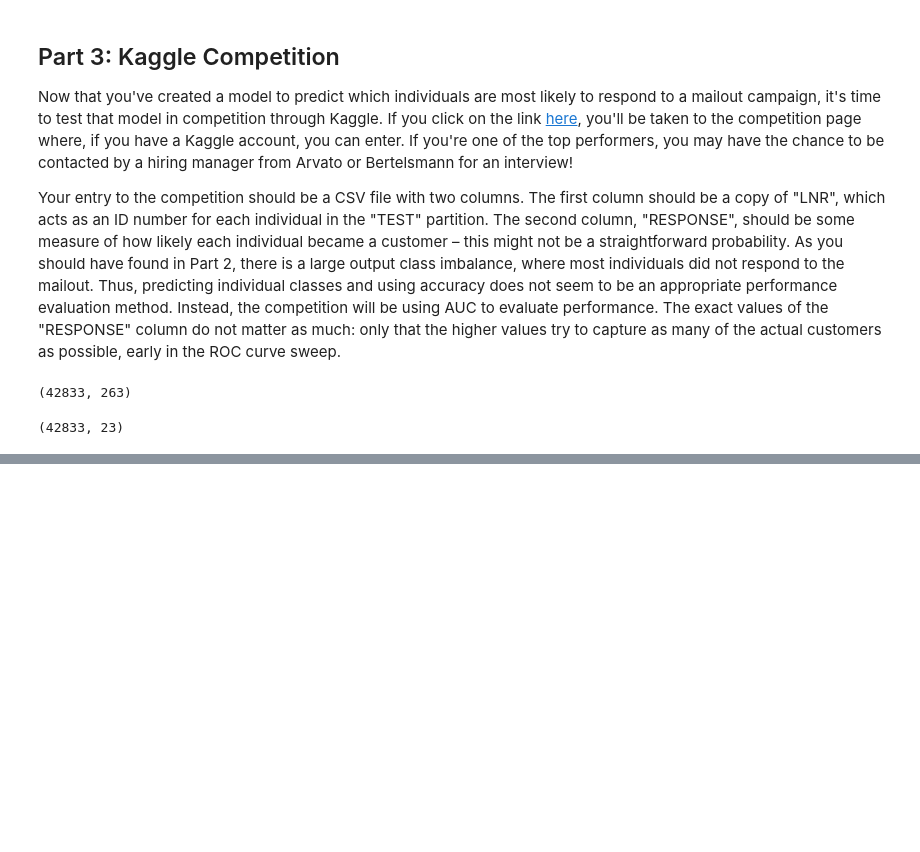
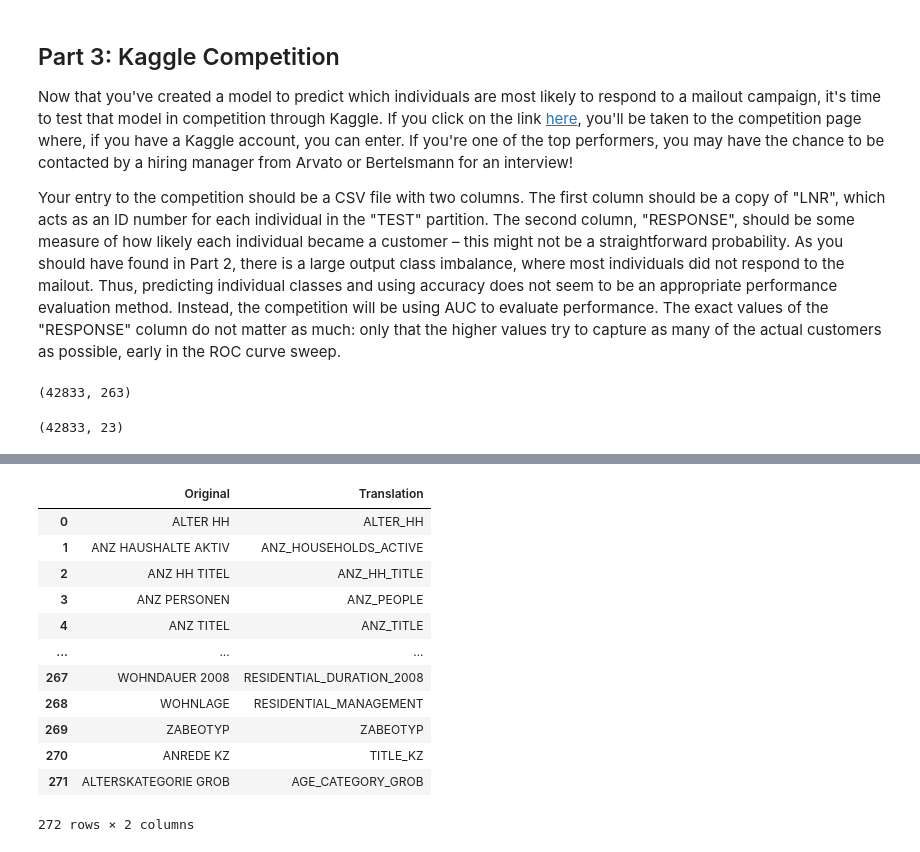
Before and after one commit to PavanKB/arvato_customer_segmentation, a Jupyter notebook: Arvato Project Workbook.ipynb, the cells around one changed output, grey strips where cells are left out. Saved outputs shown, nothing was run; the diff lists cells and outputs as text; code cells hidden in the pictures; blank space fills up the shorter version.

```diff
--- a/Arvato Project Workbook.ipynb
+++ b/Arvato Project Workbook.ipynb
@@ -2016,0 +2028,29 @@ pd.DataFrame({'RESPONSE': y_test}, index = X.index).to_csv('predictions.csv')
+# %%
+col_names = azdias.columns
+col_names = [c.replace('_', ' ') for c in col_names]
+# Initialise the translator
+from googletrans import Translator
+translator = Translator()
+
+
+col_names_en = [translator.translate(c, src="de", dest="en").text for c in col_names]
+# Put back the _
+col_names_en = [c.replace(' ', '_') for c in col_names_en]
+# View as data frame
+new_cols = pd.DataFrame({'Original': col_names, 'Translation': col_names_en})
+# %%
+new_cols
+# %% [output]
+|  | Original | Translation |
+| 0 | ALTER HH | ALTER_HH |
+| 1 | ANZ HAUSHALTE AKTIV | ANZ_HOUSEHOLDS_ACTIVE |
+| 2 | ANZ HH TITEL | ANZ_HH_TITLE |
+| 3 | ANZ PERSONEN | ANZ_PEOPLE |
+| 4 | ANZ TITEL | ANZ_TITLE |
+| ... | ... | ... |
+| 267 | WOHNDAUER 2008 | RESIDENTIAL_DURATION_2008 |
+| 268 | WOHNLAGE | RESIDENTIAL_MANAGEMENT |
+| 269 | ZABEOTYP | ZABEOTYP |
+| 270 | ANREDE KZ | TITLE_KZ |
+| 271 | ALTERSKATEGORIE GROB | AGE_CATEGORY_GROB |
+272 rows × 2 columns
```
Also changed, not shown: parts of 1 cell of this notebook, 1 other file.
